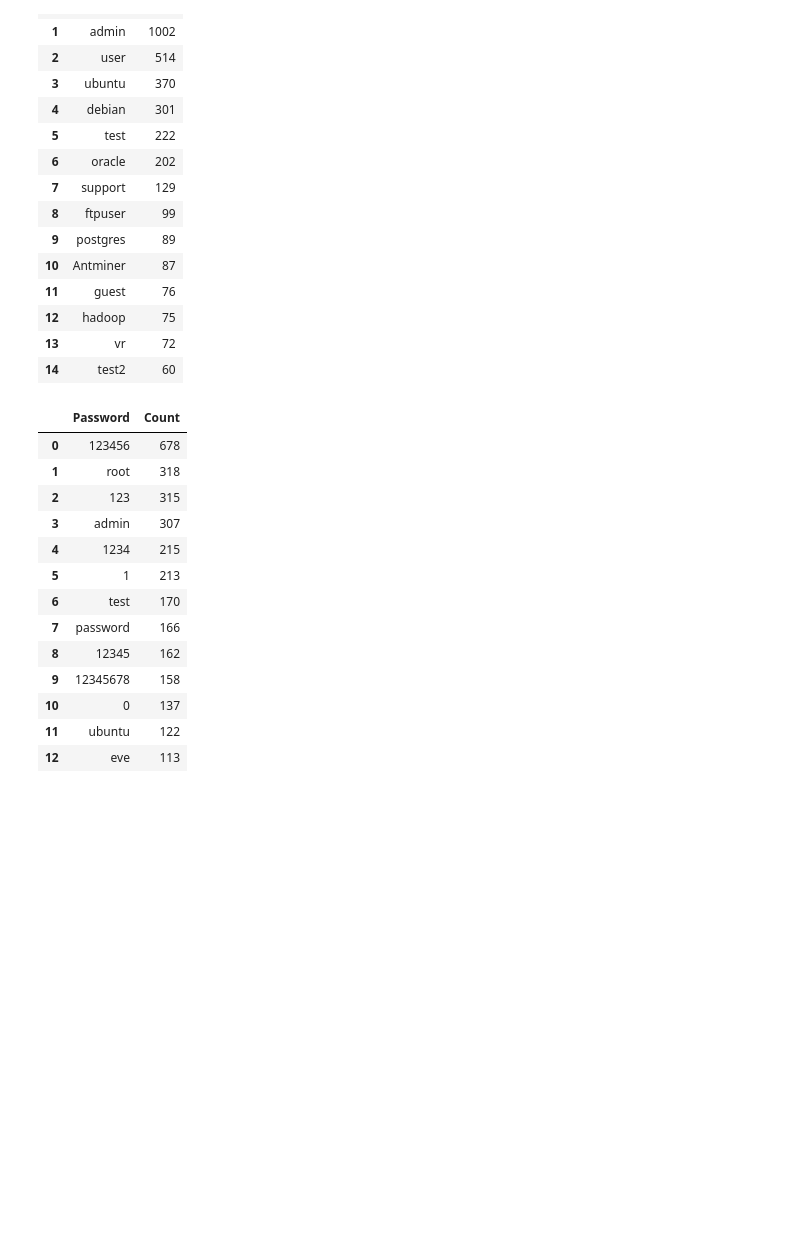
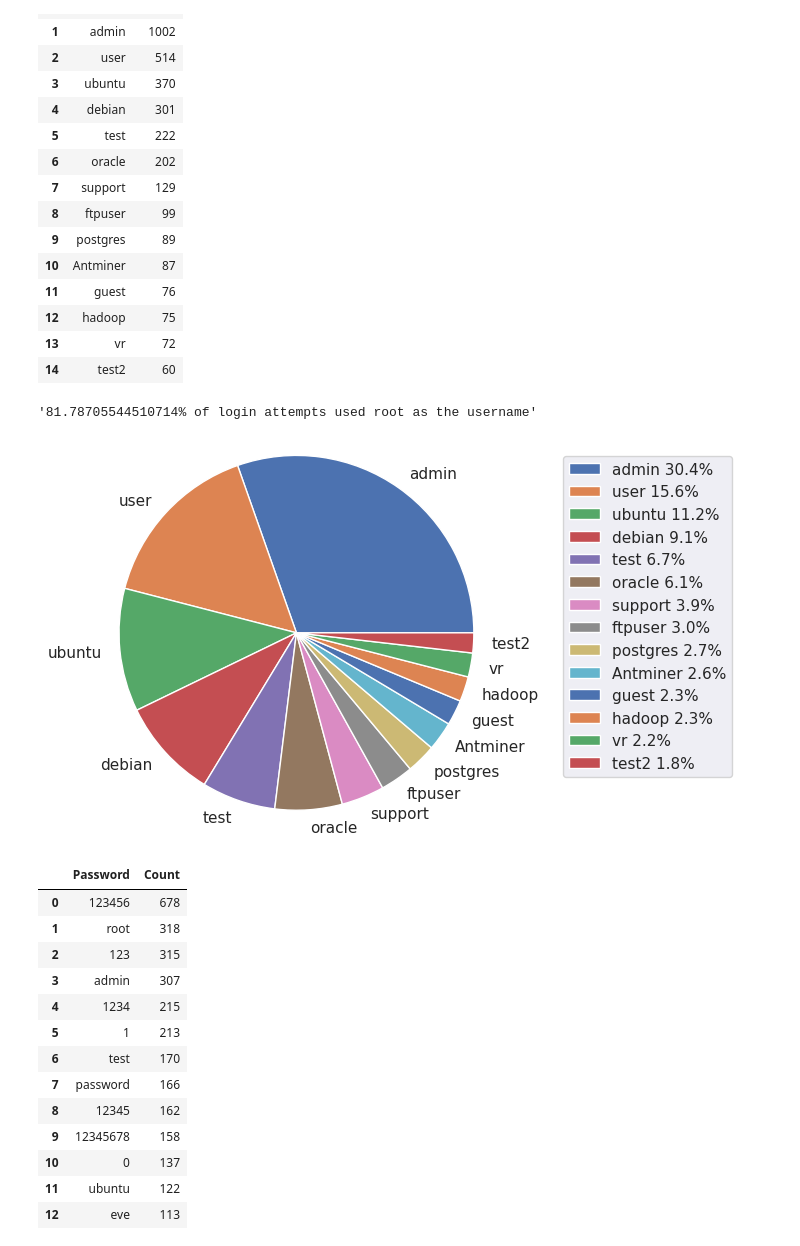
Before and after one commit to ysthakur/hacs202-ssh-hp, a Jupyter notebook: imhungry.ipynb, the cells around one changed output. Cells and saved outputs as stored; diff of their text form; code cells hidden in the pictures; blank space fills up the shorter version.

```diff
--- a/imhungry.ipynb
+++ b/imhungry.ipynb
@@ -138,6 +145,7 @@ IP
 Name: count, dtype: int64
 # %%
-counts_to_df(login_attempts["Name"].value_counts().nlargest(15))
+names = counts_to_df(login_attempts["Name"].value_counts().nlargest(15))
+names
 # %% [output]
 |  | Name | Count |
 | 0 | root | 14810 |
@@ -155,6 +163,27 @@ counts_to_df(login_attempts["Name"].value_counts().nlargest(15))
 | 12 | hadoop | 75 |
 | 13 | vr | 72 |
 | 14 | test2 | 60 |
+# %%
+f'{names[names["Name"] == "root"]["Count"].iloc[0] / names["Count"].sum() * 100}% of login attempts used root as the username'
+# %% [output]
+'81.78705544510714% of login attempts used root as the username'
+# %%
+names_pie = names.copy()
+names_pie = names_pie[names_pie["Name"] != "root"]
+names_pie = names_pie.groupby("Name")["Count"].sum().sort_values(ascending=False)
+total = names_pie.sum()
+percents = names_pie.apply(lambda count: (count / total) * 100)
+plt.pie(names_pie, labels=names_pie.index, radius=1.2)
+plt.legend(
+    labels=[
+        f"{name} {percent:0.1f}%" for name, percent in zip(names_pie.index, percents)
+    ],
+    loc="upper right",
+    bbox_to_anchor=(1.7, 1)
+)
+None
+# %% [output]
+[figure, added]
 # %%
 counts_to_df(login_attempts["Password"].value_counts().nlargest(15))
 # %% [output]
```
Also changed, not shown: parts of 14 cells of this notebook.
